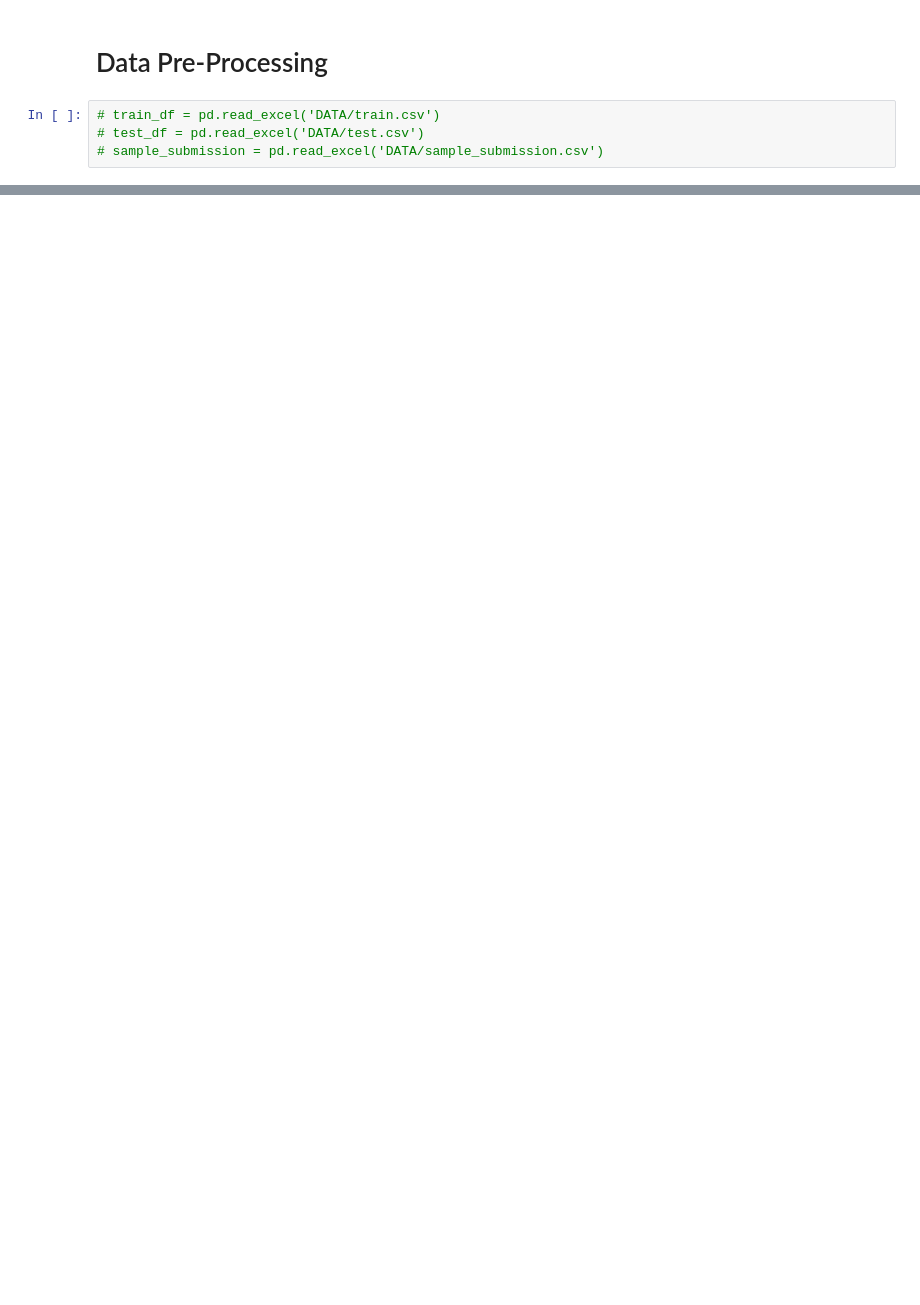
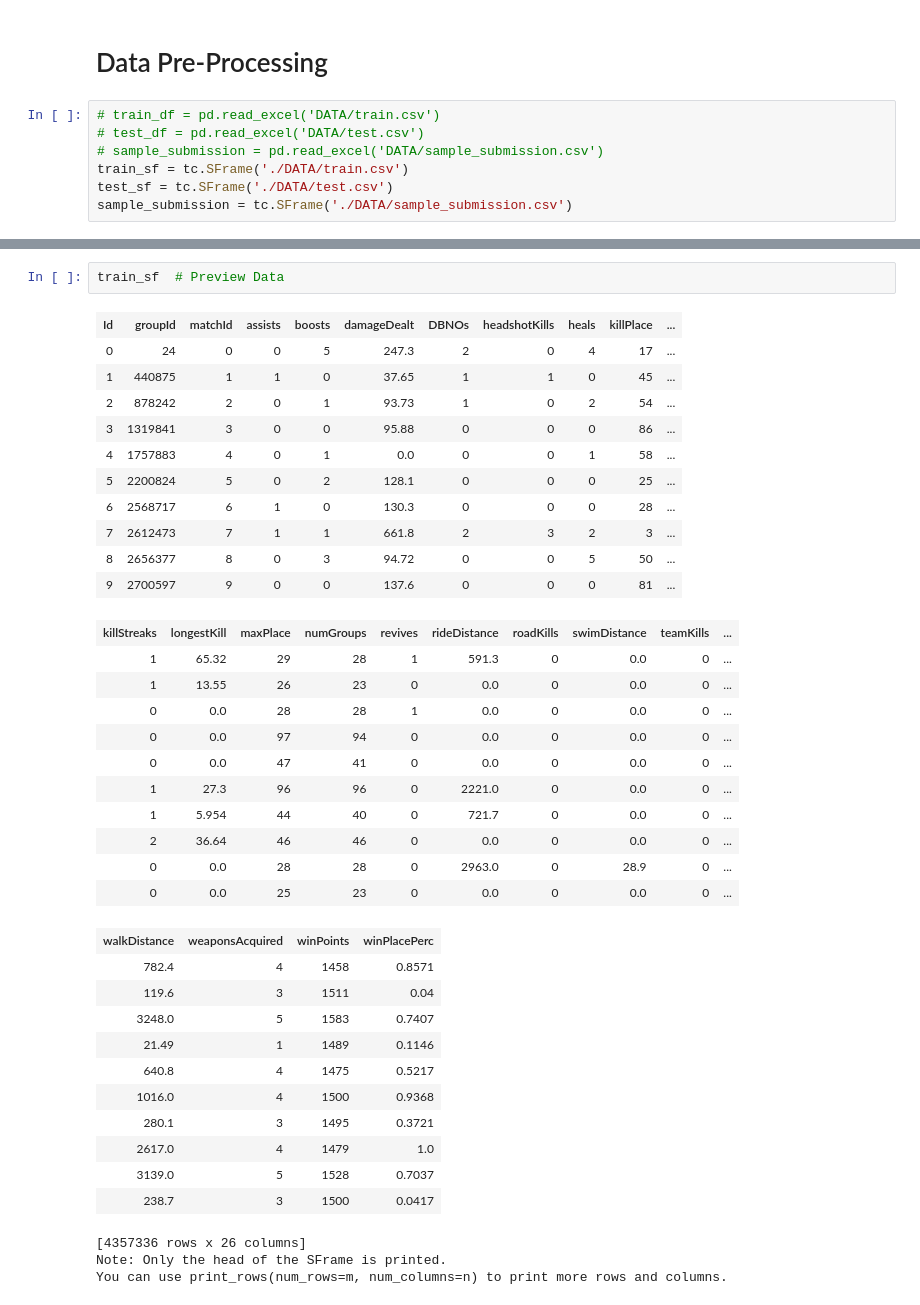
Before and after one commit to Errrneist/Kaggle-PUBG_Prediction, a Jupyter notebook: Keras_PUBG_MLP.ipynb, the cells around one changed output, grey strips where cells are left out. Saved outputs shown, nothing was run; the diff lists cells and outputs as text; blank space fills up the shorter version.

```diff
--- a/Keras_PUBG_MLP.ipynb
+++ b/Keras_PUBG_MLP.ipynb
@@ -11,4 +12,7 @@ import tarfile
 # train_df = pd.read_excel('DATA/train.csv')
 # test_df = pd.read_excel('DATA/test.csv')
 # sample_submission = pd.read_excel('DATA/sample_submission.csv')
+train_sf = tc.SFrame('./DATA/train.csv')
+test_sf = tc.SFrame('./DATA/test.csv')
+sample_submission = tc.SFrame('./DATA/sample_submission.csv')
 # %% [output]
@@ -15,0 +44,39 @@ XLRDError: Unsupported format, or corrupt file: Expected BOF record; found b'Id,
+# %%
+train_sf  # Preview Data
+# %% [output]
+| Id | groupId | matchId | assists | boosts | damageDealt | DBNOs | headshotKills | heals | killPlace | ... |
+| 0 | 24 | 0 | 0 | 5 | 247.3 | 2 | 0 | 4 | 17 | ... |
+| 1 | 440875 | 1 | 1 | 0 | 37.65 | 1 | 1 | 0 | 45 | ... |
+| 2 | 878242 | 2 | 0 | 1 | 93.73 | 1 | 0 | 2 | 54 | ... |
+| 3 | 1319841 | 3 | 0 | 0 | 95.88 | 0 | 0 | 0 | 86 | ... |
+| 4 | 1757883 | 4 | 0 | 1 | 0.0 | 0 | 0 | 1 | 58 | ... |
+| 5 | 2200824 | 5 | 0 | 2 | 128.1 | 0 | 0 | 0 | 25 | ... |
+| 6 | 2568717 | 6 | 1 | 0 | 130.3 | 0 | 0 | 0 | 28 | ... |
+| 7 | 2612473 | 7 | 1 | 1 | 661.8 | 2 | 3 | 2 | 3 | ... |
+| 8 | 2656377 | 8 | 0 | 3 | 94.72 | 0 | 0 | 5 | 50 | ... |
+| 9 | 2700597 | 9 | 0 | 0 | 137.6 | 0 | 0 | 0 | 81 | ... |
+| killStreaks | longestKill | maxPlace | numGroups | revives | rideDistance | roadKills | swimDistance | teamKills | ... |
+| 1 | 65.32 | 29 | 28 | 1 | 591.3 | 0 | 0.0 | 0 | ... |
+| 1 | 13.55 | 26 | 23 | 0 | 0.0 | 0 | 0.0 | 0 | ... |
+| 0 | 0.0 | 28 | 28 | 1 | 0.0 | 0 | 0.0 | 0 | ... |
+| 0 | 0.0 | 97 | 94 | 0 | 0.0 | 0 | 0.0 | 0 | ... |
+| 0 | 0.0 | 47 | 41 | 0 | 0.0 | 0 | 0.0 | 0 | ... |
+| 1 | 27.3 | 96 | 96 | 0 | 2221.0 | 0 | 0.0 | 0 | ... |
+| 1 | 5.954 | 44 | 40 | 0 | 721.7 | 0 | 0.0 | 0 | ... |
+| 2 | 36.64 | 46 | 46 | 0 | 0.0 | 0 | 0.0 | 0 | ... |
+| 0 | 0.0 | 28 | 28 | 0 | 2963.0 | 0 | 28.9 | 0 | ... |
+| 0 | 0.0 | 25 | 23 | 0 | 0.0 | 0 | 0.0 | 0 | ... |
+| walkDistance | weaponsAcquired | winPoints | winPlacePerc |
+| 782.4 | 4 | 1458 | 0.8571 |
+| 119.6 | 3 | 1511 | 0.04 |
+| 3248.0 | 5 | 1583 | 0.7407 |
+| 21.49 | 1 | 1489 | 0.1146 |
+| 640.8 | 4 | 1475 | 0.5217 |
+| 1016.0 | 4 | 1500 | 0.9368 |
+| 280.1 | 3 | 1495 | 0.3721 |
+| 2617.0 | 4 | 1479 | 1.0 |
+| 3139.0 | 5 | 1528 | 0.7037 |
+| 238.7 | 3 | 1500 | 0.0417 |
+[4357336 rows x 26 columns]
+Note: Only the head of the SFrame is printed.
+You can use print_rows(num_rows=m, num_columns=n) to print more rows and columns.
```
Also changed, not shown: parts of 4 cells of this notebook, 1 other file.
